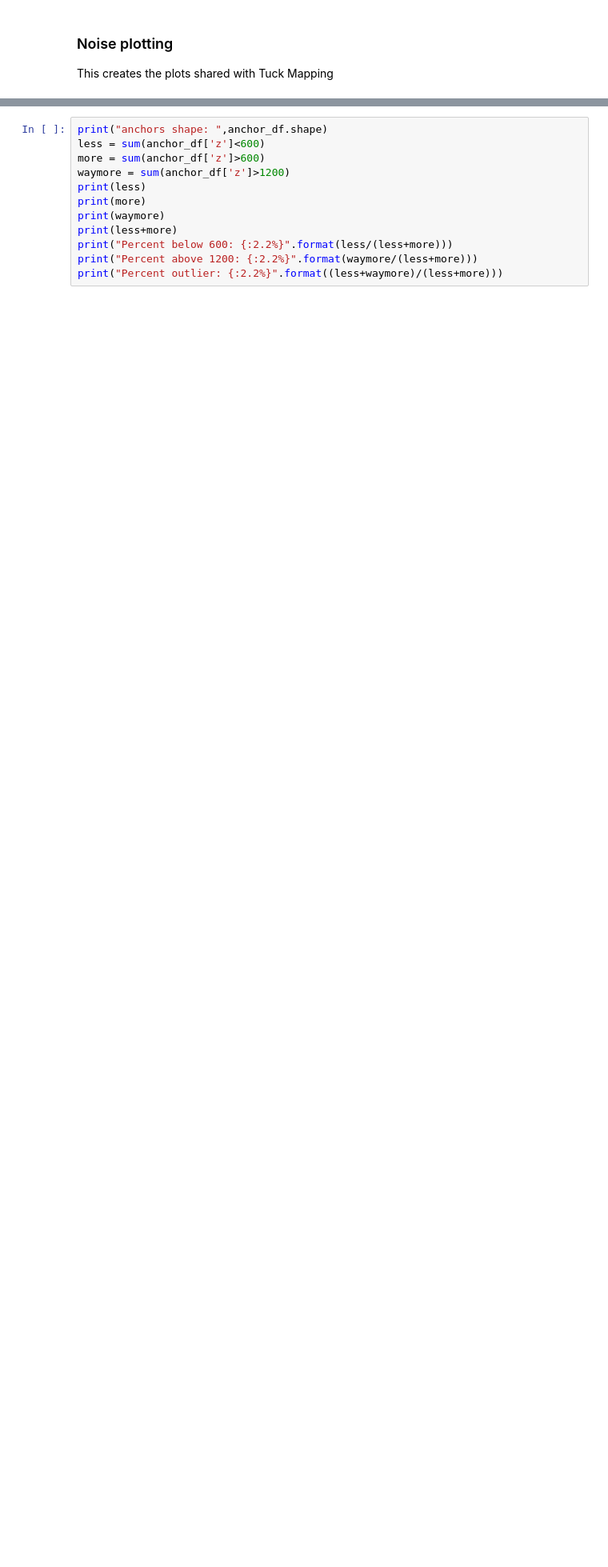
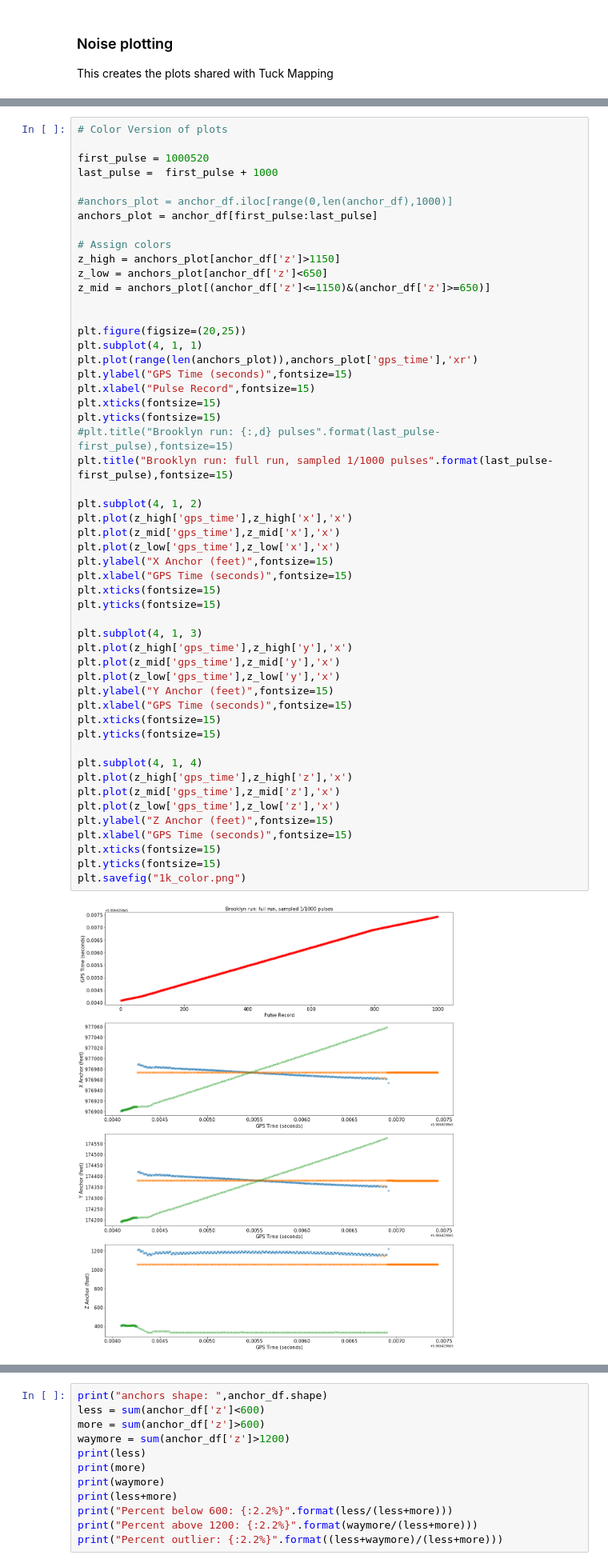
Before and after one commit to mihamerstan/lidar_metrics, a Jupyter notebook: notebooks/pypwaves_test.ipynb, the cells around one changed output, grey strips where cells are left out. Shown: that part at 80% size. Cells and saved outputs as stored; diff of their text form; blank space fills up the shorter version.

```diff
--- a/notebooks/pypwaves_test.ipynb
+++ b/notebooks/pypwaves_test.ipynb
@@ -155,0 +162,54 @@ plt.xlabel("GPS Time")
+# %%
+# Color Version of plots
+
+first_pulse = 1000520
+last_pulse =  first_pulse + 1000
+
+#anchors_plot = anchor_df.iloc[range(0,len(anchor_df),1000)]
+anchors_plot = anchor_df[first_pulse:last_pulse]
+
+# Assign colors
+z_high = anchors_plot[anchor_df['z']>1150]
+z_low = anchors_plot[anchor_df['z']<650]
+z_mid = anchors_plot[(anchor_df['z']<=1150)&(anchor_df['z']>=650)]
+
+
+plt.figure(figsize=(20,25))
+plt.subplot(4, 1, 1)
+plt.plot(range(len(anchors_plot)),anchors_plot['gps_time'],'xr')
+plt.ylabel("GPS Time (seconds)",fontsize=15)
+plt.xlabel("Pulse Record",fontsize=15)
+plt.xticks(fontsize=15)
+plt.yticks(fontsize=15)
+#plt.title("Brooklyn run: {:,d} pulses".format(last_pulse-first_pulse),fontsize=15)
+plt.title("Brooklyn run: full run, sampled 1/1000 pulses".format(last_pulse-first_pulse),fontsize=15)
+
+plt.subplot(4, 1, 2)
+plt.plot(z_high['gps_time'],z_high['x'],'x')
+plt.plot(z_mid['gps_time'],z_mid['x'],'x')
+plt.plot(z_low['gps_time'],z_low['x'],'x')
+plt.ylabel("X Anchor (feet)",fontsize=15)
+plt.xlabel("GPS Time (seconds)",fontsize=15)
+plt.xticks(fontsize=15)
+plt.yticks(fontsize=15)
+
+plt.subplot(4, 1, 3)
+plt.plot(z_high['gps_time'],z_high['y'],'x')
+plt.plot(z_mid['gps_time'],z_mid['y'],'x')
+plt.plot(z_low['gps_time'],z_low['y'],'x')
+plt.ylabel("Y Anchor (feet)",fontsize=15)
+plt.xlabel("GPS Time (seconds)",fontsize=15)
+plt.xticks(fontsize=15)
+plt.yticks(fontsize=15)
+
+plt.subplot(4, 1, 4)
+plt.plot(z_high['gps_time'],z_high['z'],'x')
+plt.plot(z_mid['gps_time'],z_mid['z'],'x')
+plt.plot(z_low['gps_time'],z_low['z'],'x')
+plt.ylabel("Z Anchor (feet)",fontsize=15)
+plt.xlabel("GPS Time (seconds)",fontsize=15)
+plt.xticks(fontsize=15)
+plt.yticks(fontsize=15)
+plt.savefig("1k_color.png")
+# %% [output]
+[figure, added]
```
Also changed, not shown: parts of 8 cells of this notebook, 9 other files.
